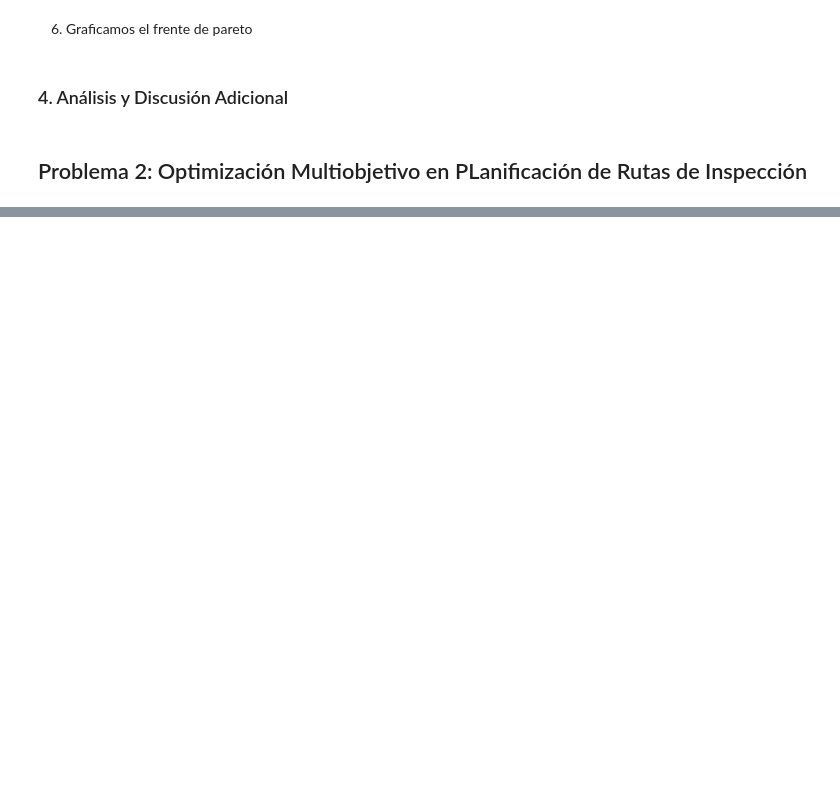
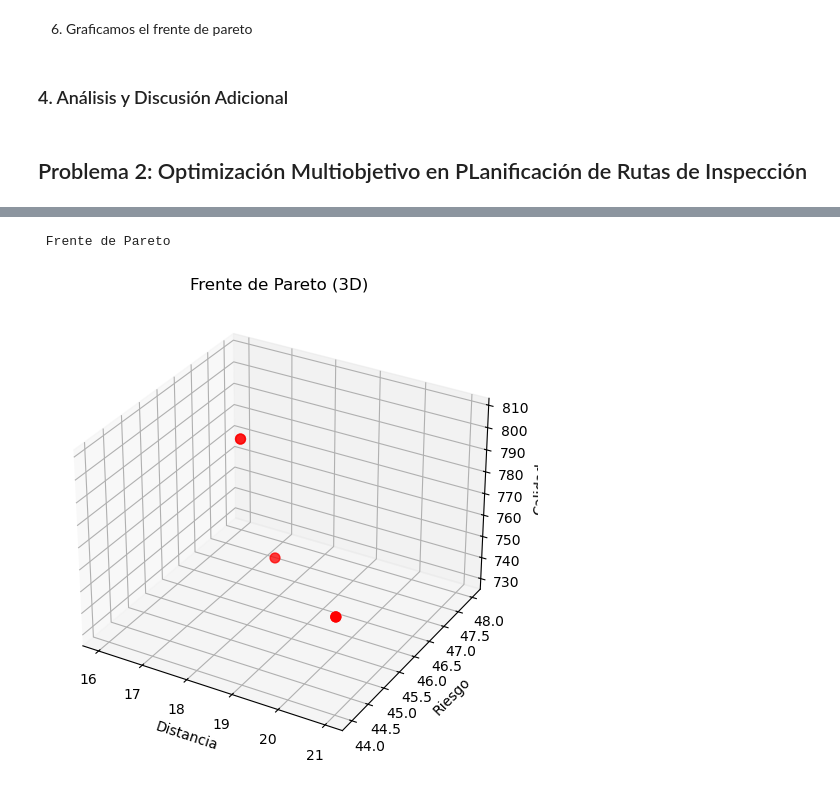
Before and after one commit to scasasbuenas/MOS-Laboratorios, a Jupyter notebook: Laboratorio 5/Laboratorio_5.ipynb, the cells around one changed output, grey strips where cells are left out. Drawn from its saved outputs; the diff is of its cells as text; code cells hidden in the pictures; blank space fills up the shorter version.

Commit message:
punto 2

```diff
--- a/Laboratorio 5/Laboratorio_5.ipynb
+++ b/Laboratorio 5/Laboratorio_5.ipynb
@@ -531,0 +801,7 @@ plt.show()
+# %%
+#función objetivo ponderada normalizada
+def funcion_ponderada_normalizada(model, alpha_d, alpha_c, alpha_r):
+    distancia_norm = distancia_regla(model) / mejor_dist
+    riesgo_norm = riesgo_regla(model) / mejor_riesgo
+    calidad_norm = calidad_regla(model) / (-mejor_calidad)
+    return alpha_d * distancia_norm + alpha_c * calidad_norm + alpha_r * riesgo_norm
@@ -531,0 +898,53 @@ plt.show()
+# %%
+def es_dominada(solucion_i, solucion_j):
+    # True si j domina a i
+    #j es igual o mejor que a en todos los objetivos. y j es estrictamente mejor que a en al menos uno de los objetivos
+    return (
+        solucion_j['distancia'] <= solucion_i['distancia'] and
+        solucion_j['riesgo'] <= solucion_i['riesgo'] and
+        solucion_j['calidad'] >= solucion_i['calidad'] and
+        (
+            solucion_j['distancia'] < solucion_i['distancia'] or
+            solucion_j['riesgo'] < solucion_i['riesgo'] or
+            solucion_j['calidad'] > solucion_i['calidad']
+        )
+    )
+
+def obtener_frente_pareto(resultados):
+    frente = []
+    for i, res_i in enumerate(resultados):
+        dominada = False
+        for j, res_j in enumerate(resultados):
+            if i != j and es_dominada(res_i, res_j):
+                dominada = True
+                break
+        if not dominada:
+            frente.append(res_i)
+    return frente
+
+
+pareto = obtener_frente_pareto(resultados)
+
+# Mostrar
+print(" Frente de Pareto ")
+
+import matplotlib.pyplot as plt
+
+# Extraer puntos
+x = [r['distancia'] for r in pareto]
+y = [r['riesgo'] for r in pareto]
+z = [r['calidad'] for r in pareto]
+
+# 3D
+from mpl_toolkits.mplot3d import Axes3D
+fig = plt.figure(figsize=(8,6))
+ax = fig.add_subplot(111, projection='3d')
+ax.scatter(x, y, z, c='red', s=50)
+ax.set_xlabel('Distancia')
+ax.set_ylabel('Riesgo')
+ax.set_zlabel('Calidad')
+plt.title('Frente de Pareto (3D)')
+plt.show()
+# %% [output]
+ Frente de Pareto
+[figure, added]
```
Also changed, not shown: parts of 12 cells of this notebook.
